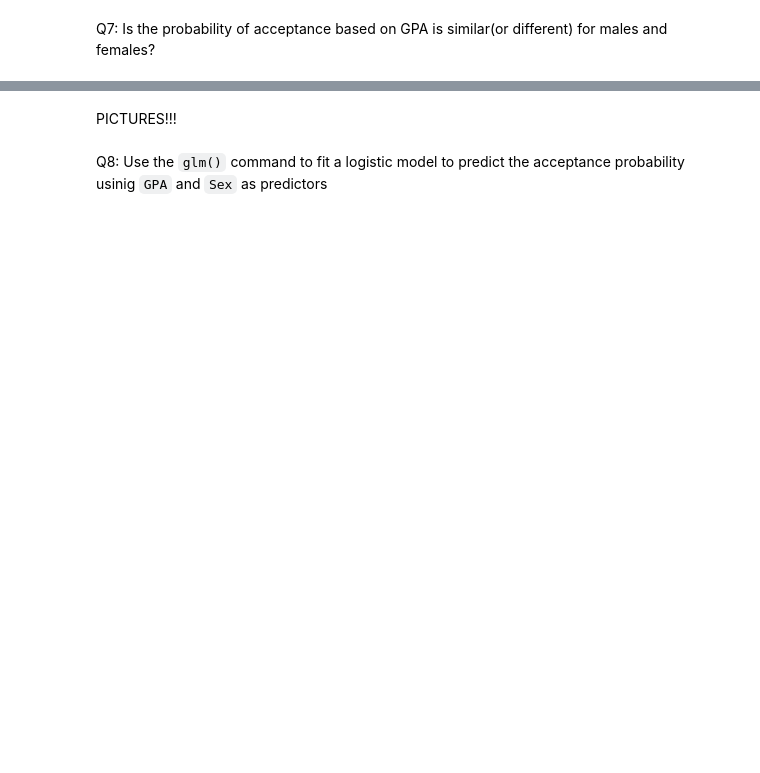
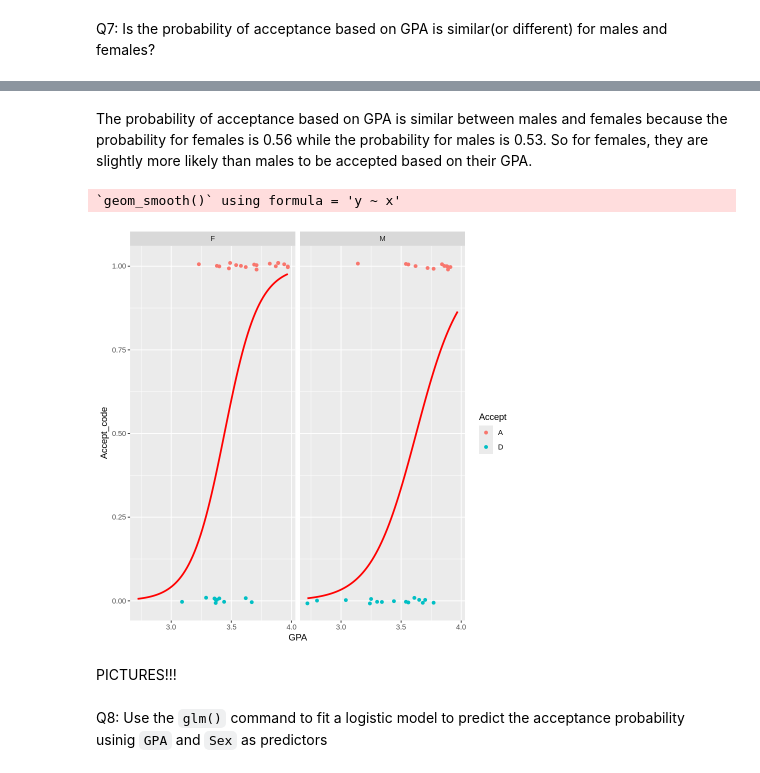
Before and after one commit to hibbyscus/Logistic_Regression, a Jupyter notebook: Logistic_Regression_Part2.ipynb, the cells around one changed output, grey strips where cells are left out. Drawn from its saved outputs; the diff is of its cells as text; code cells hidden in the pictures; blank space fills up the shorter version.

```diff
--- a/Logistic_Regression_Part2.ipynb
+++ b/Logistic_Regression_Part2.ipynb
@@ -119,3 +143,19 @@ Q7: Is the probability of acceptance based on GPA is similar(or different) for m
+# %% [markdown]
+The probability of acceptance based on GPA is similar between males and females because the probability for females is 0.56 while the probability for males is 0.53. So for females, they are slightly more likely than males to be accepted based on their GPA.
+# %%
+mydata %>%
+  ggplot() +
+    aes(x = GPA, y = Accept_code, col = Accept) +
+    geom_jitter(height = 0.01, width = 0) +
+    geom_smooth(method = 'glm',
+                method.args = list(family = 'binomial'),
+                se = FALSE,
+                col = 'red',
+                fullrange = TRUE) +
+                  facet_wrap( ~ Sex)
+# %% [output]
+`geom_smooth()` using formula = 'y ~ x'
+[figure, added]
 # %% [markdown]
 PICTURES!!!
 # %% [markdown]
```
Also changed, not shown: parts of 8 cells of this notebook.
